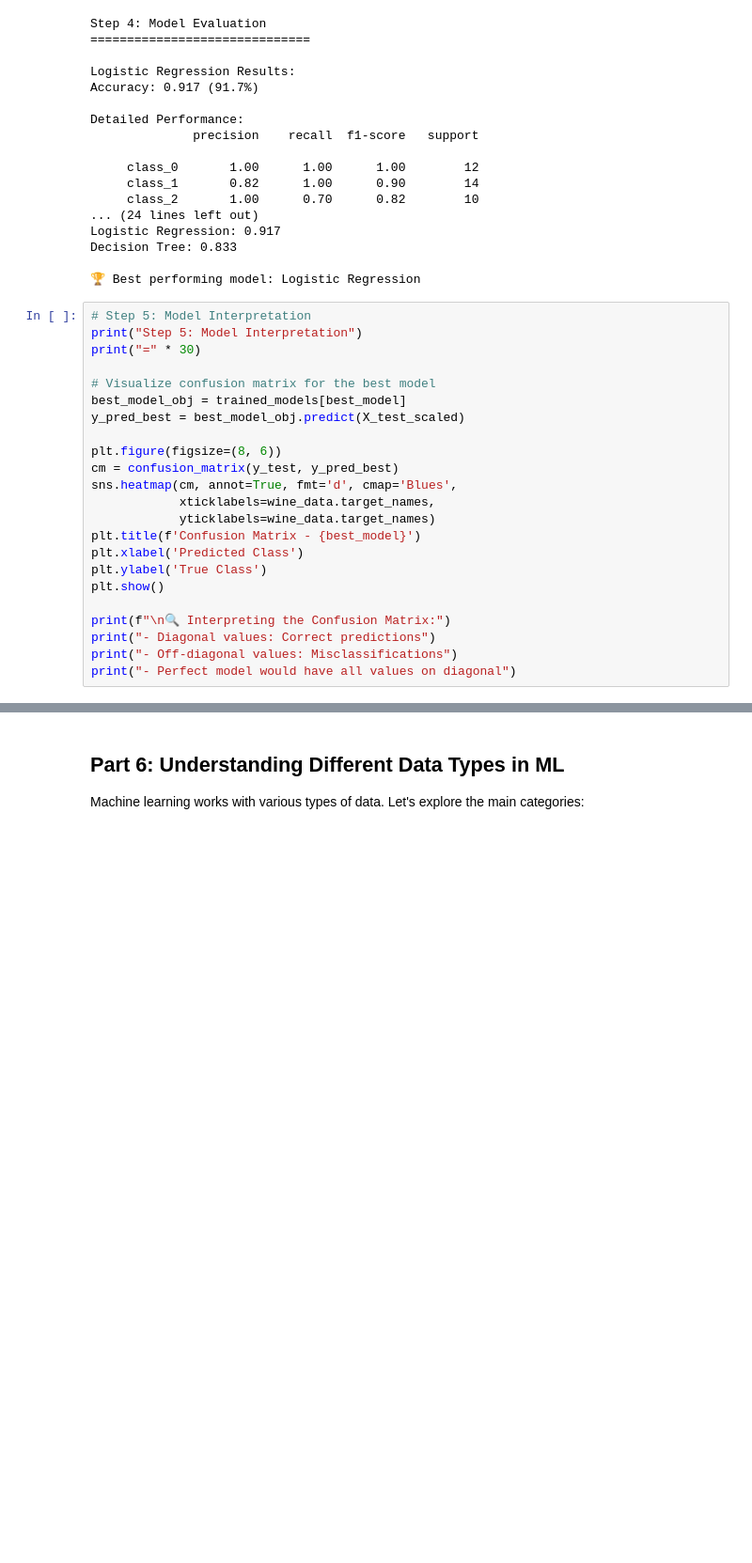
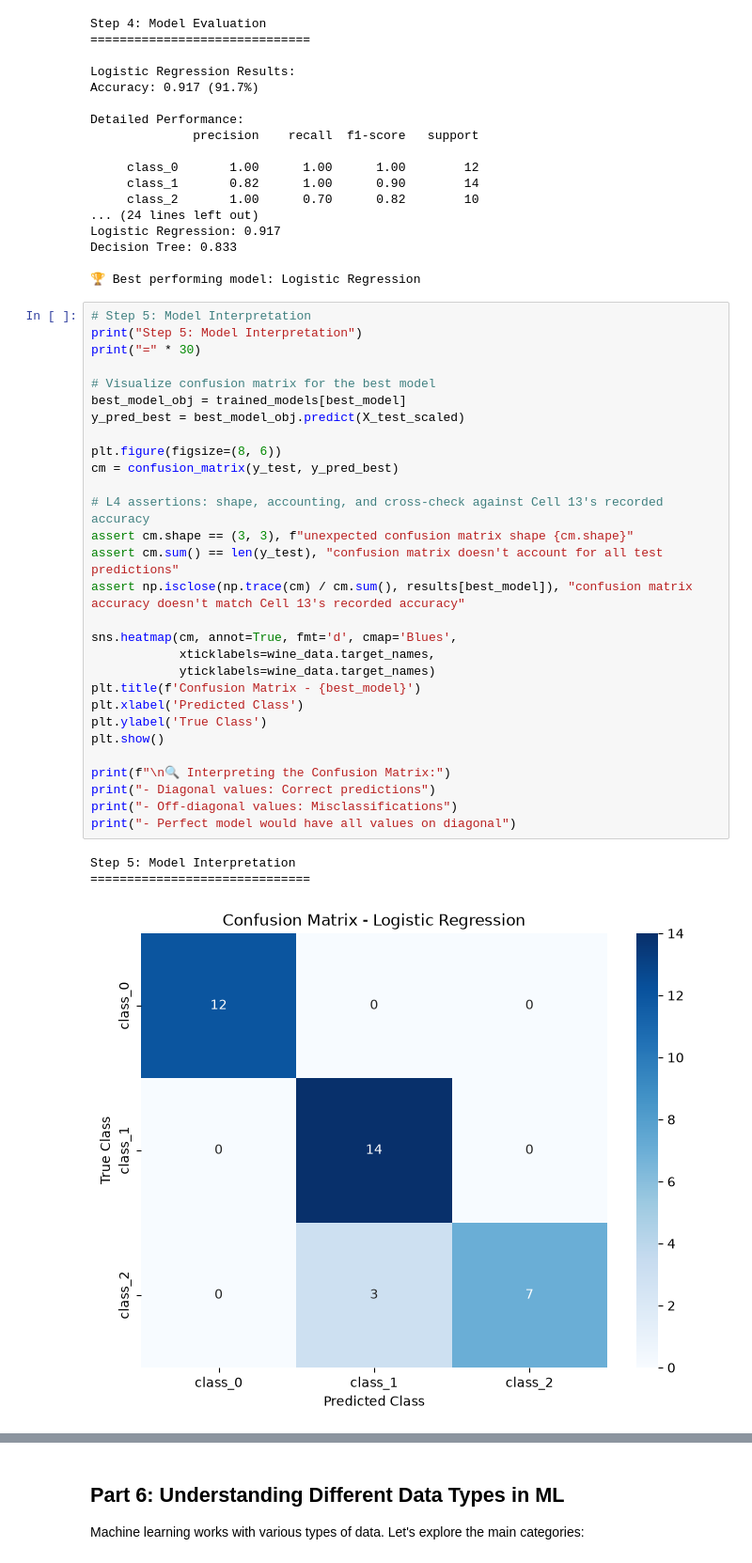
Before and after one commit to ClayClimate-AI/itai-1371-module-03-ml-workflow, a Jupyter notebook: Module_03_Lab_Exercise.ipynb, the cells around one changed output, grey strips where cells are left out. Shown at 94% size. Drawn from its saved outputs; the diff is of its cells as text; blank space fills up the shorter version.

```diff
--- a/Module_03_Lab_Exercise.ipynb
+++ b/Module_03_Lab_Exercise.ipynb
@@ -412,23 +412,33 @@ Decision Tree: 0.833
 # %%
 # Step 5: Model Interpretation
 print("Step 5: Model Interpretation")
 print("=" * 30)
 
 # Visualize confusion matrix for the best model
 best_model_obj = trained_models[best_model]
 y_pred_best = best_model_obj.predict(X_test_scaled)
 
 plt.figure(figsize=(8, 6))
 cm = confusion_matrix(y_test, y_pred_best)
+
+# L4 assertions: shape, accounting, and cross-check against Cell 13's recorded accuracy
+assert cm.shape == (3, 3), f"unexpected confusion matrix shape {cm.shape}"
+assert cm.sum() == len(y_test), "confusion matrix doesn't account for all test predictions"
+assert np.isclose(np.trace(cm) / cm.sum(), results[best_model]), "confusion matrix accuracy doesn't match Cell 13's recorded accuracy"
+
 sns.heatmap(cm, annot=True, fmt='d', cmap='Blues',
             xticklabels=wine_data.target_names,
             yticklabels=wine_data.target_names)
 plt.title(f'Confusion Matrix - {best_model}')
 plt.xlabel('Predicted Class')
 plt.ylabel('True Class')
 plt.show()
 
 print(f"\n🔍 Interpreting the Confusion Matrix:")
 print("- Diagonal values: Correct predictions")
 print("- Off-diagonal values: Misclassifications")
 print("- Perfect model would have all values on diagonal")
+# %% [output]
+Step 5: Model Interpretation
+==============================
+[figure, added]
```
Also changed, not shown: parts of 1 cell of this notebook, 2 other files.
